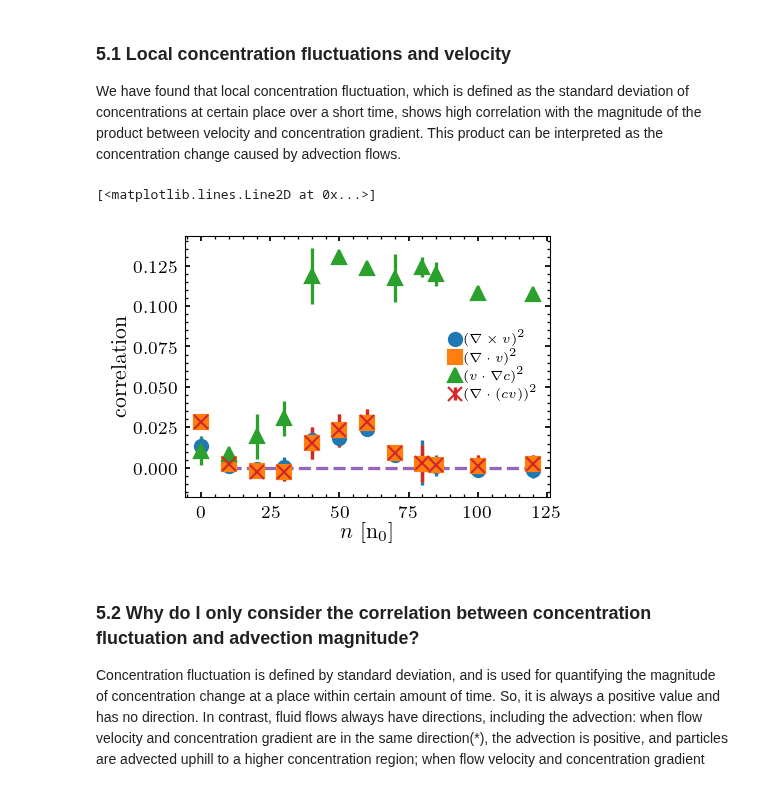
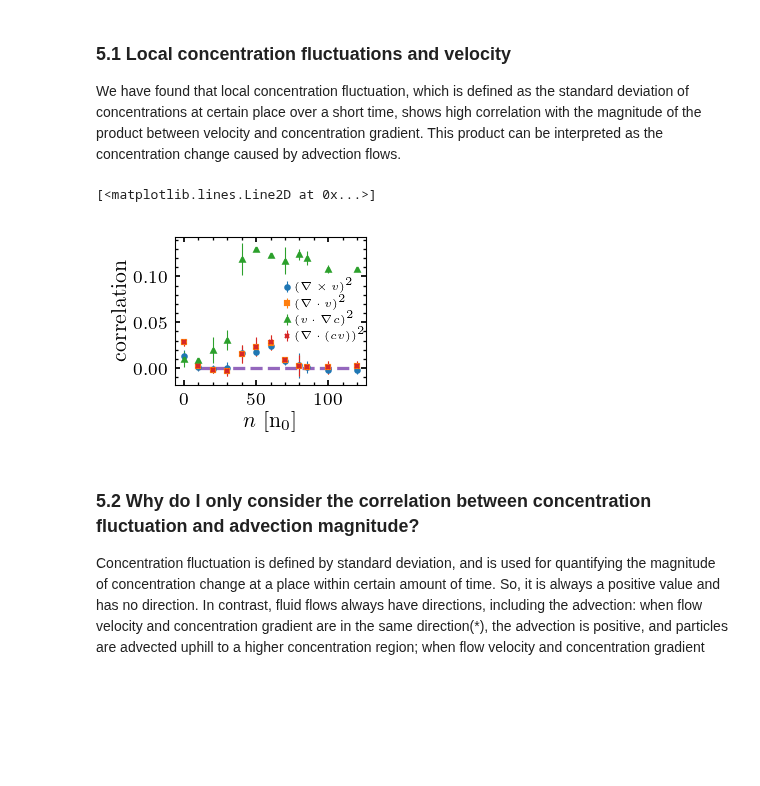
Before and after one commit to ZLoverty/Python, a Jupyter notebook: Correlation/src/Figures.ipynb, the cells around one changed output. Saved outputs shown, nothing was run; the diff lists cells and outputs as text; code cells hidden in the pictures; blank space fills up the shorter version.

```diff
--- a/Correlation/src/Figures.ipynb
+++ b/Correlation/src/Figures.ipynb
@@ -273,28 +273,28 @@ ax.text(0.6*x[0]+0.2*x[1], 0.5*y[0]+0.5*y[1], '0.5', fontsize=6)
 
 We have found that local concentration fluctuation, which is defined as the standard deviation of concentrations at certain place over a short time, shows high correlation with the magnitude of the product between velocity and concentration gradient. This product can be interpreted as the concentration change caused by advection flows.
 # %%
-data = pd.read_excel(io=r'I:\Google Drive\Research projects\DF\data\new_data_summary.xlsx', sheet_name='flow_conc_corr')
+data = pd.read_excel(io=r'E:\Google Drive\Research projects\DF\data\new_data_summary.xlsx', sheet_name='flow_conc_corr')
 # %%
-plt.figure(figsize=(3, 2.2))
+plt.figure()
 markers = {'vorticity': 'o', 'divergence': 's', 'convection': '^', 'divcn': 'x'}
 labels = {}
 labels['vorticity'] = r'$(\nabla\times v)^2$'
 labels['divergence'] = r'$(\nabla\cdot v)^2$'
 labels['convection'] = r'$(v\cdot\nabla c)^2$'
 labels['divcn'] = r'$(\nabla \cdot (cv))^2$'
 
 for kw in markers:
     plt.errorbar(data['conc'], data[kw], yerr=data[kw+'_err'], label=labels[kw],
-                ls='', marker=markers[kw])
+                ls='', marker=markers[kw], markersize=2, mew=1, lw=0.5)
 
 
-plt.legend(loc='right', fontsize=6)
+plt.legend(loc='right', bbox_to_anchor=(1.05, 0.5), prop={'size':5})
 plt.xlabel('$n$ [n$_0$]')
 plt.ylabel('correlation')
 plt.plot([10, 120], [0, 0], ls='--')
 # %% [output]
 [<matplotlib.lines.Line2D at 0x...>]
-[figure, old version]
+[figure, new version]
 # %% [markdown]
 ### 5.2 Why do I only consider the correlation between concentration fluctuation and advection magnitude?
 
```
Also changed, not shown: parts of 4 cells of this notebook.
